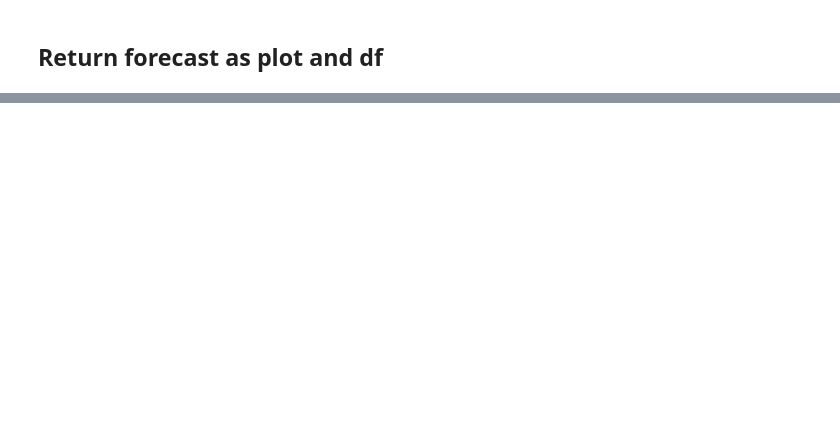
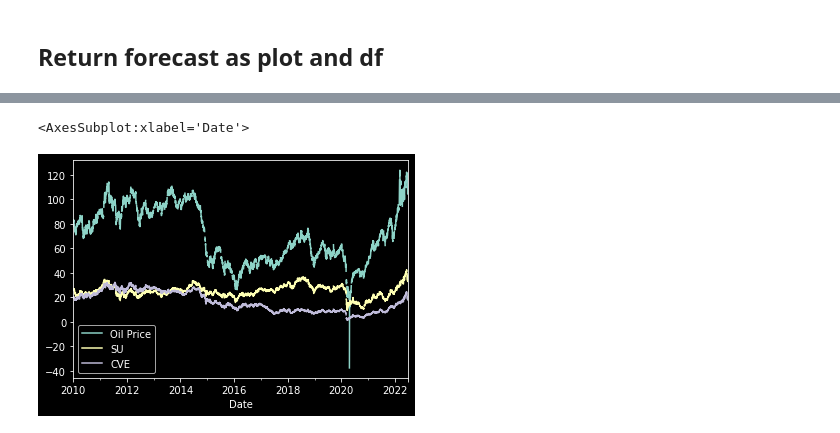
Before and after one commit to camharris22/stock-analysis-forecaster, a Jupyter notebook: stock_forecaster.ipynb, the cells around one changed output, grey strips where cells are left out. Saved outputs shown, nothing was run; the diff lists cells and outputs as text; code cells hidden in the pictures; blank space fills up the shorter version.

```diff
--- a/stock_forecaster.ipynb
+++ b/stock_forecaster.ipynb
@@ -241,0 +354,8 @@ INFO:tornado.access:200 GET /7e14f41ce81fb9d97b25049ff3dc049d.json (::1) 10.27ms
+# %%
+oil_hist = get_hist('CL=F')
+su_hist = get_hist('SU')
+cve_hist = get_hist('CVE')
+pd.concat([oil_hist['Close'].rename('Oil Price'), su_hist['Close'].rename('SU'), cve_hist['Close'].rename('CVE')], axis=1).loc['2010':, :].plot()
+# %% [output]
+<AxesSubplot:xlabel='Date'>
+[figure, added]
```
Also changed, not shown: parts of 22 cells of this notebook.
